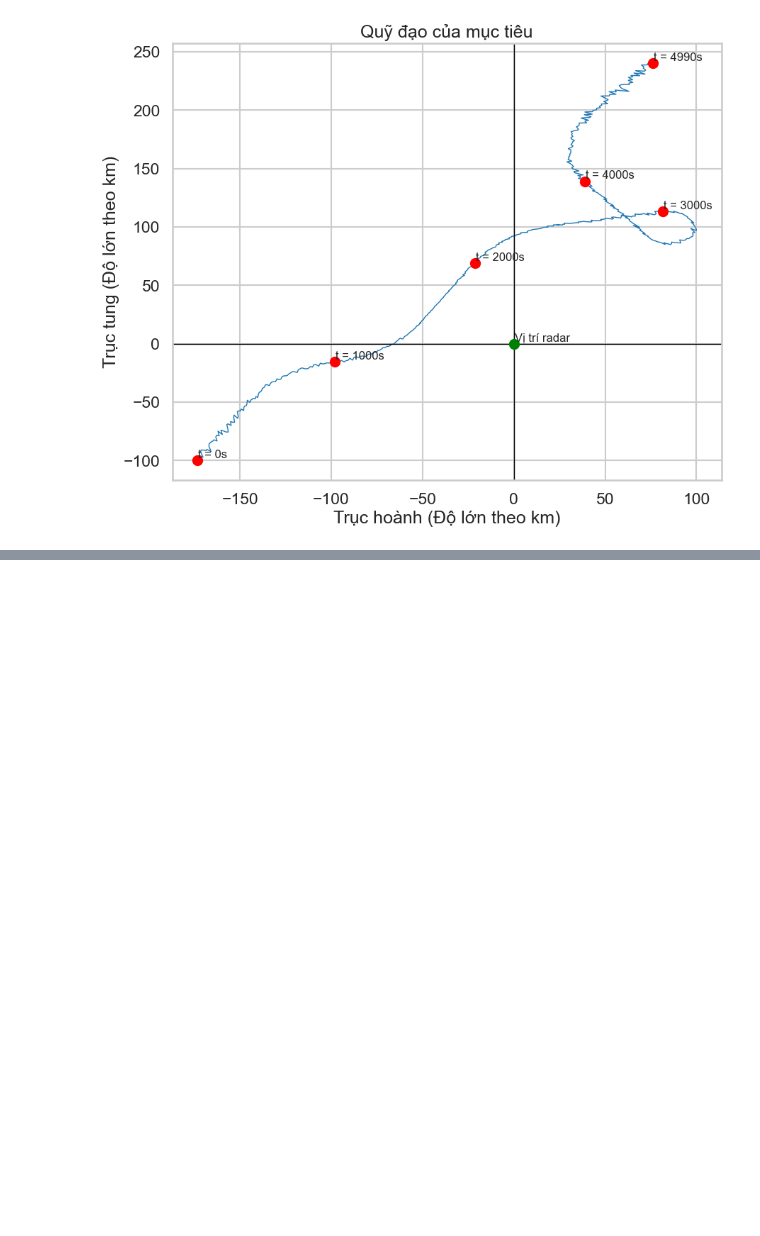
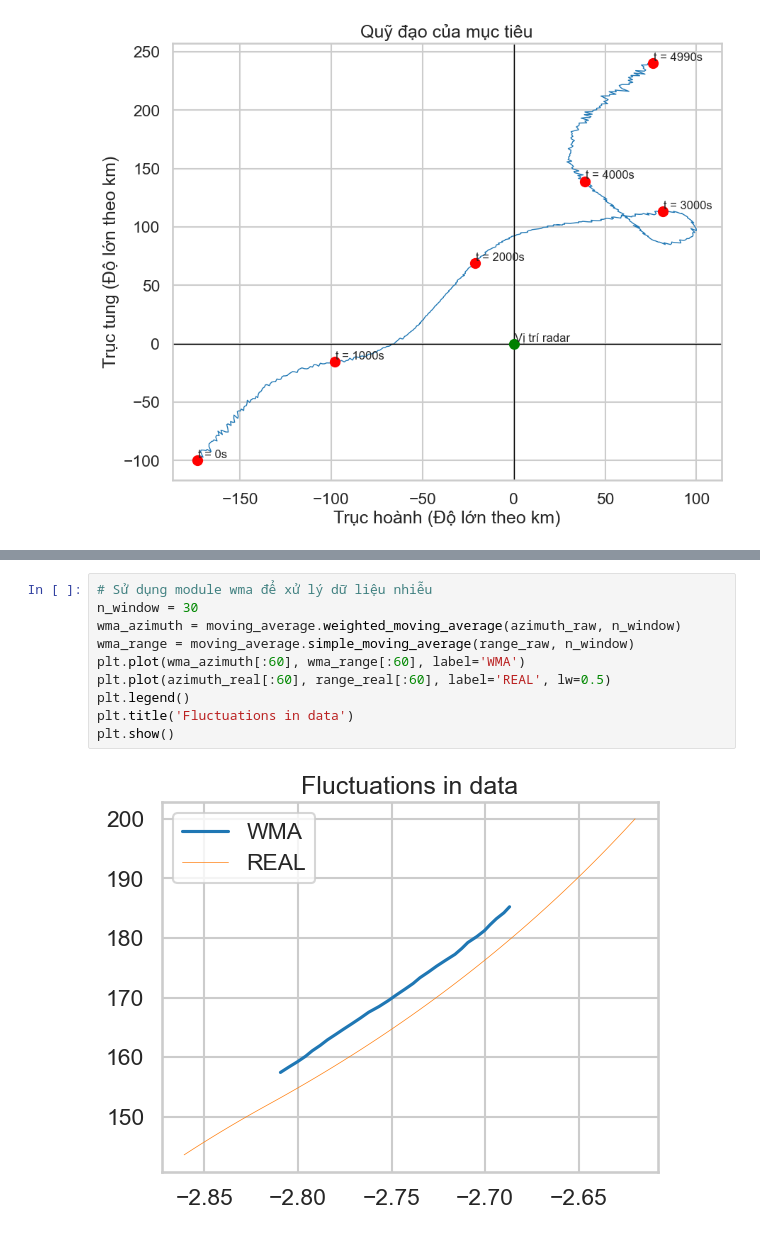
Before and after one commit to duyanh213-ml/radar_analysis, a Jupyter notebook: analysis_radar_data.ipynb, the cells around one changed output, grey strips where cells are left out. Saved outputs shown, nothing was run; the diff lists cells and outputs as text; blank space fills up the shorter version.

```diff
--- a/analysis_radar_data.ipynb
+++ b/analysis_radar_data.ipynb
@@ -194,0 +253,12 @@ visualize_orbit.plot_orbit(df)
+# %%
+# Sử dụng module wma để xử lý dữ liệu nhiễu
+n_window = 30
+wma_azimuth = moving_average.weighted_moving_average(azimuth_raw, n_window)
+wma_range = moving_average.simple_moving_average(range_raw, n_window)
+plt.plot(wma_azimuth[:60], wma_range[:60], label='WMA')
+plt.plot(azimuth_real[:60], range_real[:60], label='REAL', lw=0.5)
+plt.legend()
+plt.title('Fluctuations in data')
+plt.show()
+# %% [output]
+[figure, added]
```
Also changed, not shown: parts of 20 cells of this notebook, 2 other files.
